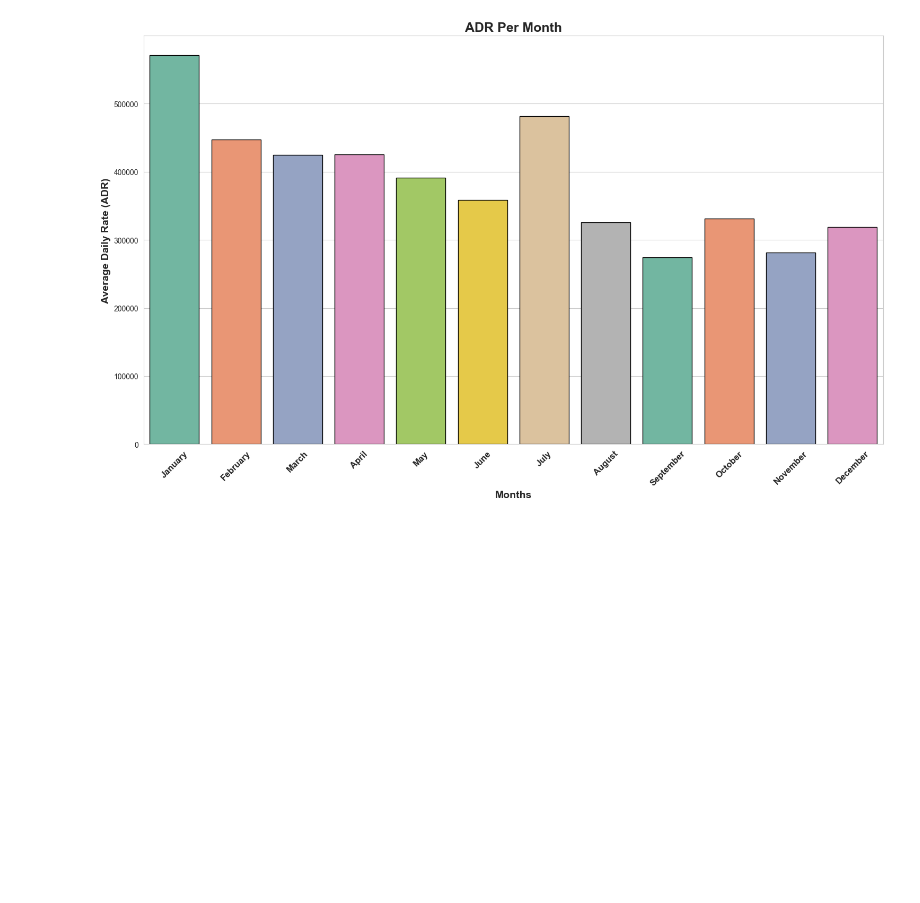
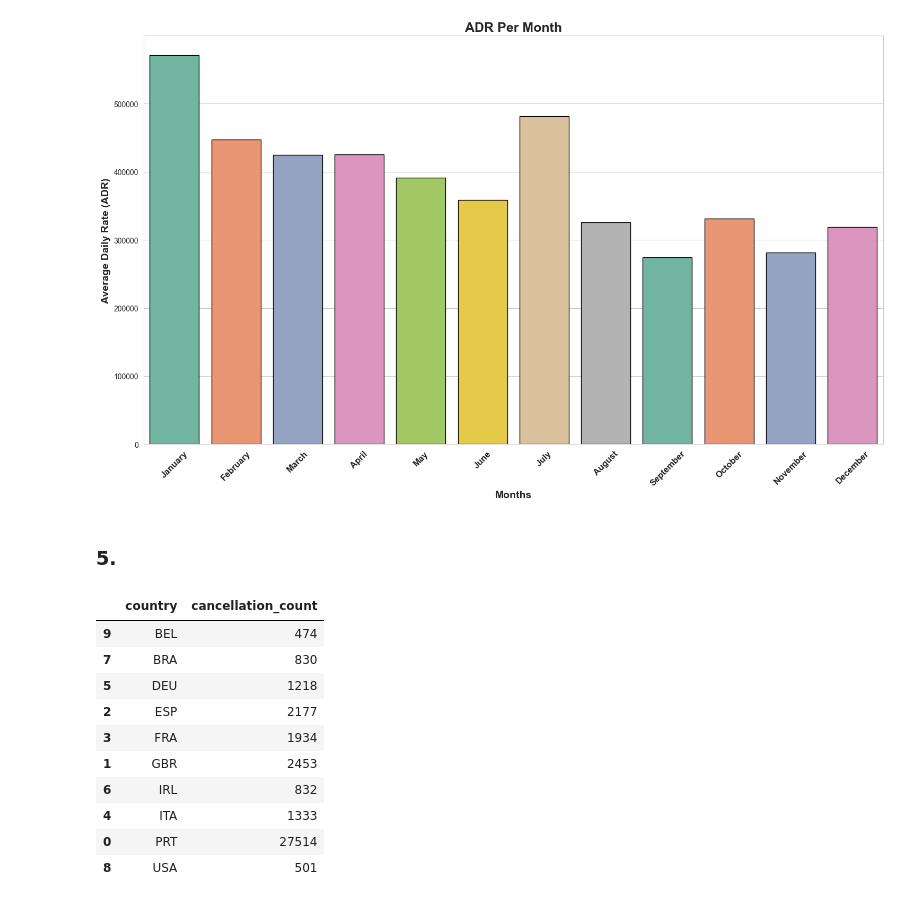
Before and after one commit to TanjiEvan/Guided-Projects, a Jupyter notebook: Youtube/Hotel Booking Cancellation Analysis/Hotel Booking Cancellation.ipynb, the cells around one changed output. Cells and saved outputs as stored; diff of their text form; code cells hidden in the pictures; blank space fills up the shorter version.

```diff
--- a/Youtube/Hotel Booking Cancellation Analysis/Hotel Booking Cancellation.ipynb
+++ b/Youtube/Hotel Booking Cancellation Analysis/Hotel Booking Cancellation.ipynb
@@ -389,3 +389,24 @@ plt.xticks(rotation=45, fontsize=12, fontweight='bold')
 plt.show()
 # %% [output]
 [figure]
+# %% [markdown]
+### 5.
+# %%
+cancelled_data = df[df["is_canceled"] == 1].reset_index(drop=True)
+top_10 = cancelled_data["country"].value_counts().head(10).reset_index()
+top_10 = top_10.sort_values(by="country", ascending=True)
+
+top_10.columns = ["country", "cancellation_count"]
+top_10
+# %% [output]
+|  | country | cancellation_count |
+| 9 | BEL | 474 |
+| 7 | BRA | 830 |
+| 5 | DEU | 1218 |
+| 2 | ESP | 2177 |
+| 3 | FRA | 1934 |
+| 1 | GBR | 2453 |
+| 6 | IRL | 832 |
+| 4 | ITA | 1333 |
+| 0 | PRT | 27514 |
+| 8 | USA | 501 |
```
Also changed, not shown: parts of 11 cells of this notebook.
